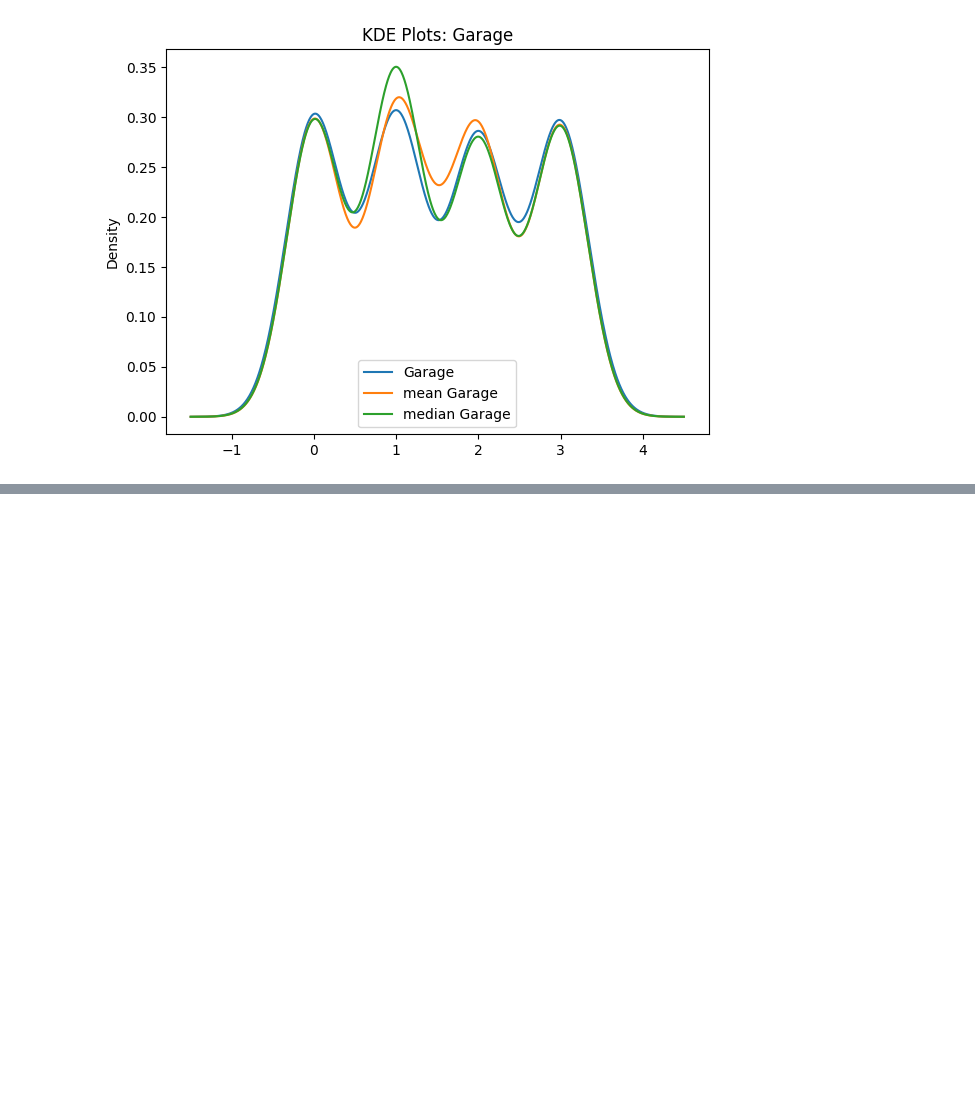
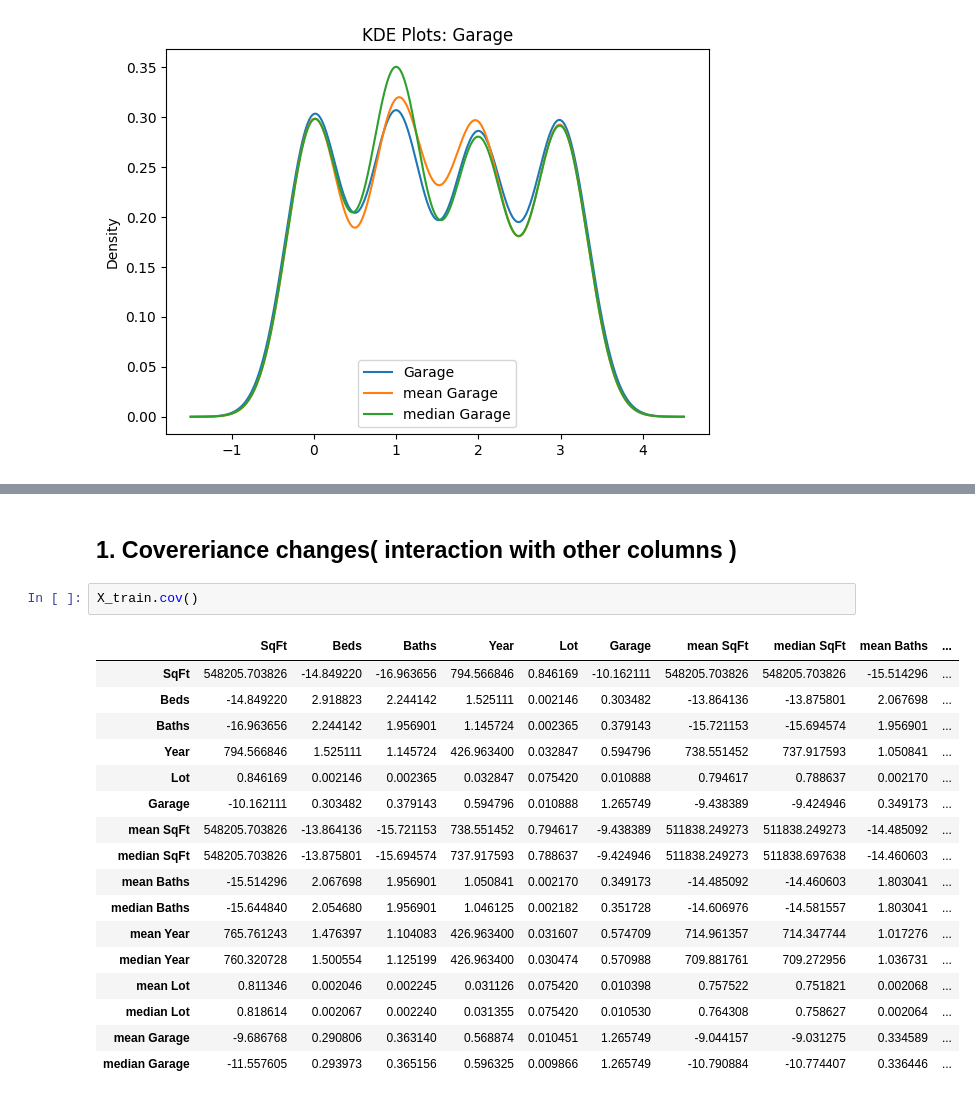
Before and after one commit to shivam188132/MY_machine_learning, a Jupyter notebook: Handling missing data( numerical using simple imputer ).ipynb, the cells around one changed output, grey strips where cells are left out. Drawn from its saved outputs; the diff is of its cells as text; blank space fills up the shorter version.

```diff
--- a/Handling missing data( numerical using simple imputer ).ipynb
+++ b/Handling missing data( numerical using simple imputer ).ipynb
@@ -242,0 +271,22 @@ for col in original_cols:
+# %% [markdown]
+## 1. Covereriance changes( interaction with other columns )
+# %%
+X_train.cov()
+# %% [output]
+|  | SqFt | Beds | Baths | Year | Lot | Garage | mean SqFt | median SqFt | mean Baths | ... |
+| SqFt | 548205.703826 | -14.849220 | -16.963656 | 794.566846 | 0.846169 | -10.162111 | 548205.703826 | 548205.703826 | -15.514296 | ... |
+| Beds | -14.849220 | 2.918823 | 2.244142 | 1.525111 | 0.002146 | 0.303482 | -13.864136 | -13.875801 | 2.067698 | ... |
+| Baths | -16.963656 | 2.244142 | 1.956901 | 1.145724 | 0.002365 | 0.379143 | -15.721153 | -15.694574 | 1.956901 | ... |
+| Year | 794.566846 | 1.525111 | 1.145724 | 426.963400 | 0.032847 | 0.594796 | 738.551452 | 737.917593 | 1.050841 | ... |
+| Lot | 0.846169 | 0.002146 | 0.002365 | 0.032847 | 0.075420 | 0.010888 | 0.794617 | 0.788637 | 0.002170 | ... |
+| Garage | -10.162111 | 0.303482 | 0.379143 | 0.594796 | 0.010888 | 1.265749 | -9.438389 | -9.424946 | 0.349173 | ... |
+| mean SqFt | 548205.703826 | -13.864136 | -15.721153 | 738.551452 | 0.794617 | -9.438389 | 511838.249273 | 511838.249273 | -14.485092 | ... |
+| median SqFt | 548205.703826 | -13.875801 | -15.694574 | 737.917593 | 0.788637 | -9.424946 | 511838.249273 | 511838.697638 | -14.460603 | ... |
+| mean Baths | -15.514296 | 2.067698 | 1.956901 | 1.050841 | 0.002170 | 0.349173 | -14.485092 | -14.460603 | 1.803041 | ... |
+| median Baths | -15.644840 | 2.054680 | 1.956901 | 1.046125 | 0.002182 | 0.351728 | -14.606976 | -14.581557 | 1.803041 | ... |
+| mean Year | 765.761243 | 1.476397 | 1.104083 | 426.963400 | 0.031607 | 0.574709 | 714.961357 | 714.347744 | 1.017276 | ... |
+| median Year | 760.320728 | 1.500554 | 1.125199 | 426.963400 | 0.030474 | 0.570988 | 709.881761 | 709.272956 | 1.036731 | ... |
+| mean Lot | 0.811346 | 0.002046 | 0.002245 | 0.031126 | 0.075420 | 0.010398 | 0.757522 | 0.751821 | 0.002068 | ... |
+| median Lot | 0.818614 | 0.002067 | 0.002240 | 0.031355 | 0.075420 | 0.010530 | 0.764308 | 0.758627 | 0.002064 | ... |
+| mean Garage | -9.686768 | 0.290806 | 0.363140 | 0.568874 | 0.010451 | 1.265749 | -9.044157 | -9.031275 | 0.334589 | ... |
+| median Garage | -11.557605 | 0.293973 | 0.365156 | 0.596325 | 0.009866 | 1.265749 | -10.790884 | -10.774407 | 0.336446 | ... |
```
Also changed, not shown: parts of 25 cells of this notebook.
